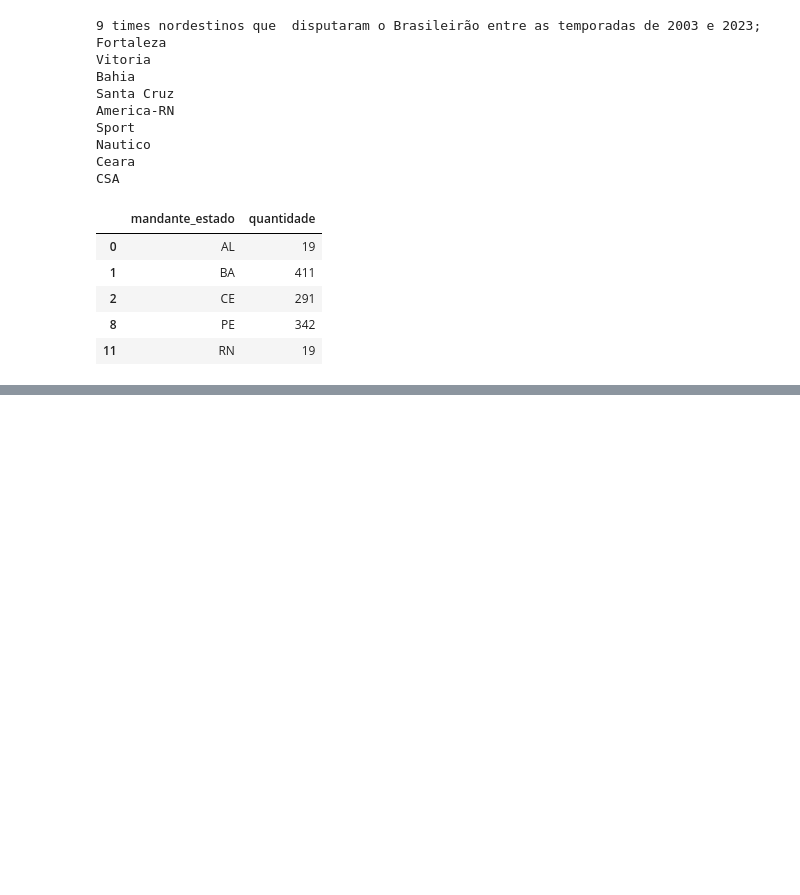
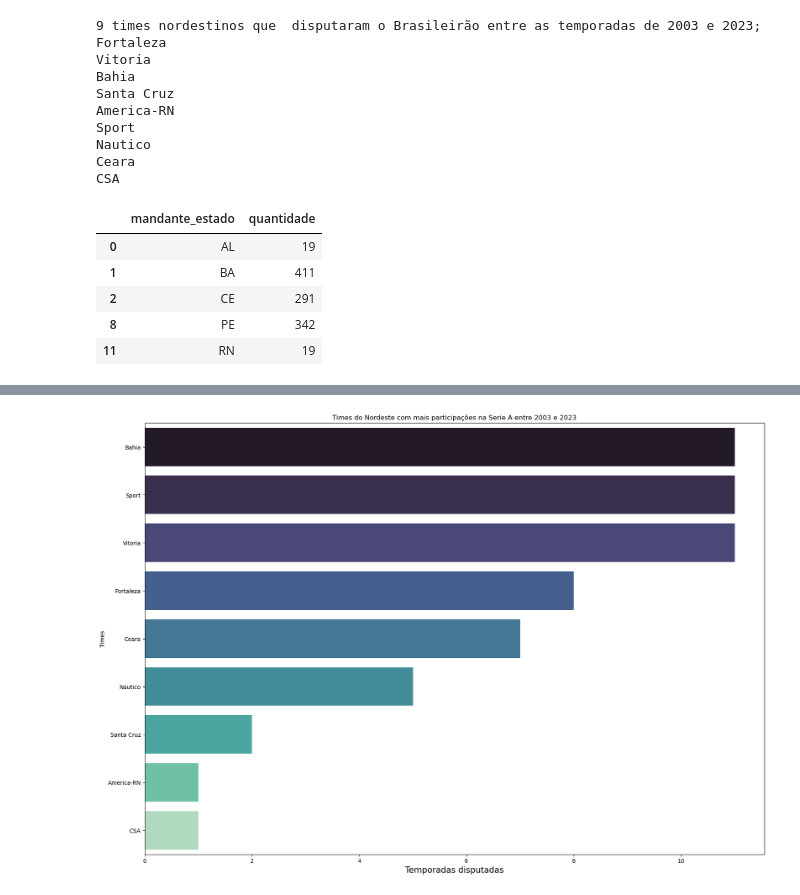
Before and after one commit to 022Vinicius/An-lises_de_dados_esportes, a Jupyter notebook: futebol_pernambucano.ipynb, the cells around one changed output, grey strips where cells are left out. Cells and saved outputs as stored; diff of their text form; code cells hidden in the pictures; blank space fills up the shorter version.

```diff
--- a/futebol_pernambucano.ipynb
+++ b/futebol_pernambucano.ipynb
@@ -269,0 +271,7 @@ plt.show()
+# %%
+# Filtrar os jogos onde o time mandante está localizado em algum estado do Nordeste
+brasileirao_nordeste = clubes_nordeste[clubes_nordeste['mandante_estado'].isin(estados_nordeste)]
+
+# Armazenar na variável o nome de todos os times do Nordeste sem repetições
+times_nordeste = sorted(brasileirao_nordeste['mandante'].unique())
+times_nordeste
@@ -269,0 +288,3 @@ plt.show()
+# %%
+jogos_casa_nordeste = brasileirao_nordeste['mandante'].value_counts()
+jogos_casa_nordeste
@@ -269,0 +303,6 @@ plt.show()
+# %%
+temporadas_por_time = jogos_casa_nordeste // 18
+
+# Ordenar os times por número de temporadas completas (de maior para menor)
+times_mais_temporadas = temporadas_por_time.sort_values(ascending=False)
+times_mais_temporadas
@@ -269,0 +321,9 @@ plt.show()
+# %%
+fig, ax = plt.subplots(figsize=(20,14))
+ax = sns.barplot(x=times_mais_temporadas.values, y=times_mais_temporadas.index, palette='mako')
+ax.set_title('Times do Nordeste com mais participações na Serie A entre 2003 e 2023')
+ax.set_xlabel('Temporadas disputadas', fontsize =15)
+ax.set_ylabel('Times')
+plt.show()
+# %% [output]
+[figure, added]
```
Also changed, not shown: parts of 8 cells of this notebook.
